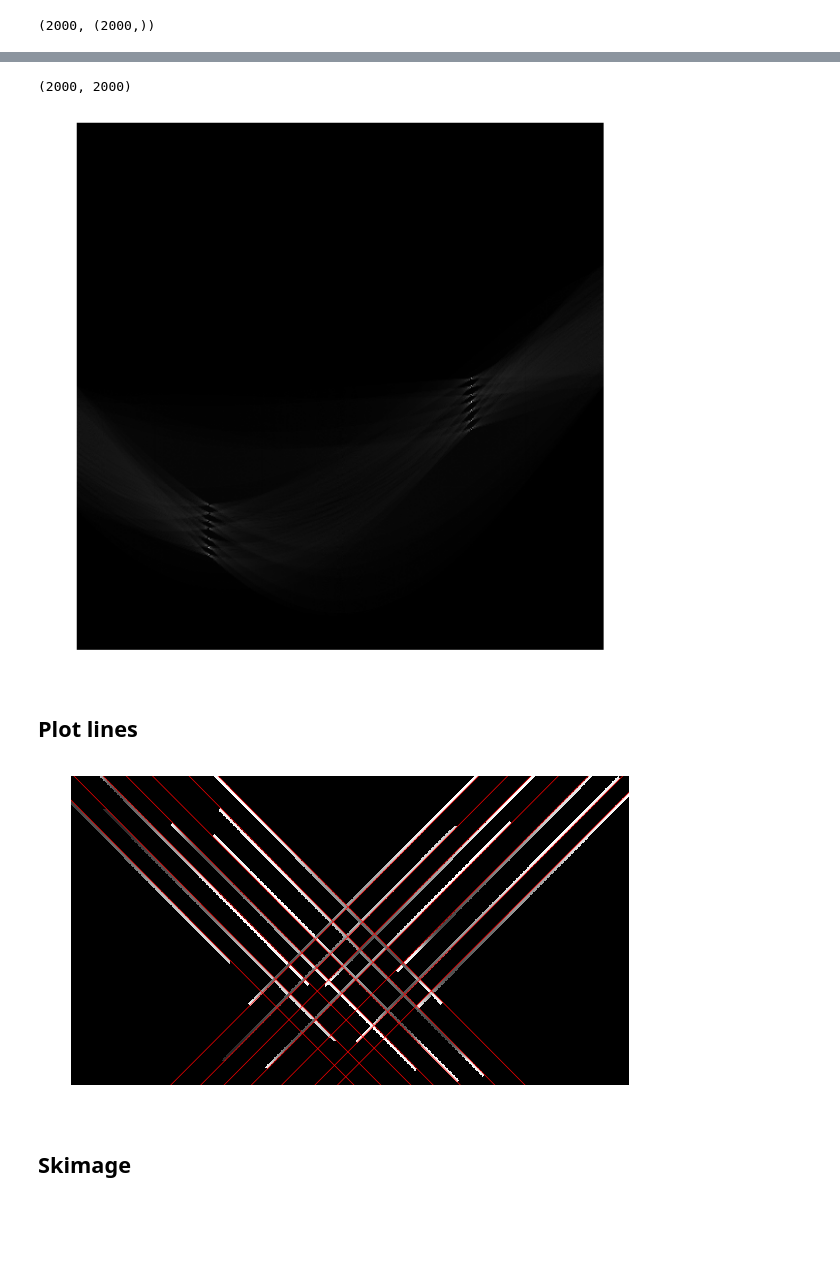
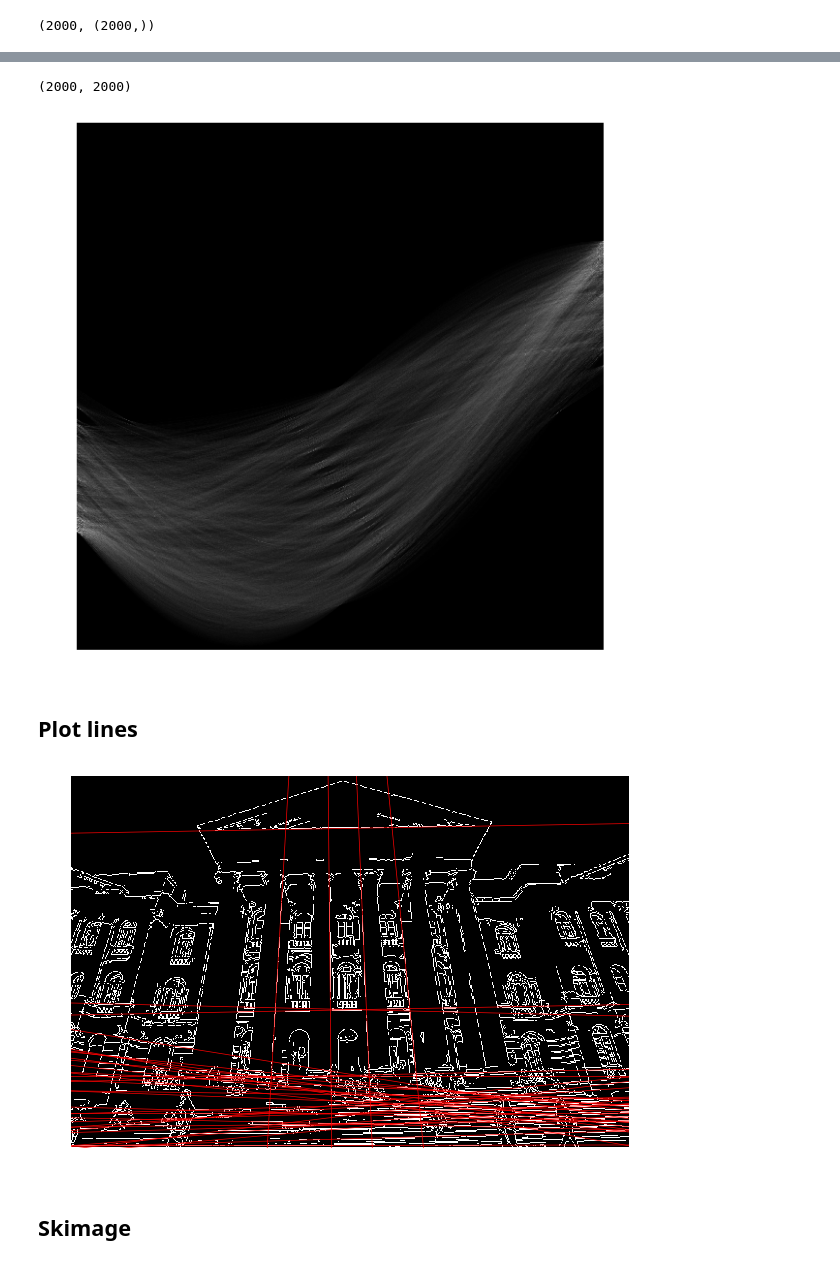
Before and after one commit to cordeirolibel/hough, a Jupyter notebook: hough.ipynb, the cells around one changed output, grey strips where cells are left out. Saved outputs shown, nothing was run; the diff lists cells and outputs as text; code cells hidden in the pictures; blank space fills up the shorter version.

```diff
--- a/hough.ipynb
+++ b/hough.ipynb
@@ -15,6 +15,10 @@ def imshow(img):
     plt.axis('off')
     plt.imshow(img,cmap='gray')
     plt.show()
+def __norm(im):
+    im = np.array(im).astype('float32')
+    im = (im-np.min(im))*255/(np.max(im)-np.min(im))
+    return im.astype('uint8')
 # %% [markdown]
 ## Open Image
 UFPR.jpg <br>
@@ -23,5 +28,5 @@ wave.jpg
 # %%
-im_gray = cv2.imread('imgs/lines.png',cv2.IMREAD_GRAYSCALE)
+im_gray = cv2.imread('imgs/UFPR.jpg',cv2.IMREAD_GRAYSCALE)
 print(im_gray.shape)
 imshow(im_gray)
 # %% [output]
@@ -43,8 +48,8 @@ imshow(im_bin)
 # %%
-def bin_im2(im_gray,thresholds = (50,200)):
-    im_grad = cv2.Laplacian(im_gray,cv2.CV_32F)
-    im_grad = np.abs(im_grad).astype('uint8')
-
+def bin_im2(im_gray):
+    im_grad = cv2.Laplacian(im_gray,cv2.CV_32F,ksize=11)
+    im_grad[im_grad<0] = 0
+    im_grad = __norm(im_grad)
     # Otsu's thresholding
     ret3,im_bin = cv2.threshold(im_grad,0,255,cv2.THRESH_OTSU)
     return im_bin
@@ -107,14 +112,17 @@ print(im_hough.shape)
 imshow(im_hough)
 # %% [output]
 (2000, 2000)
-[figure, old version]
+[figure, new version]
 # %% [markdown]
 ## Plot lines
 # %%
 def plot_lines(im_gray,dists,angles,linewidth=0.7):
     y_max, x_max = im_gray.shape
-    pts1 = np.around(dists/np.sin(angles))                        #x=0     => [0,r/sin(o)]
-    pts2 = np.around((dists-x_max*np.cos(angles))/np.sin(angles)) #x=x_max => [x_max,(r-x_max.cos(o))/sin(o)]
+    #dists =np.around(dists+y_max)
+    #x1s = 0
+    y1s = np.around(dists/np.cos(angles))
+    #x2s = x_max
+    y2s = np.around((dists-x_max*np.sin(angles))/np.cos(angles))
 
     #plot img
     plt.figure(figsize=(10,10))
@@ -122,19 +130,19 @@ def plot_lines(im_gray,dists,angles,linewidth=0.7):
     plt.imshow(im_gray, cmap='gray')
 
     #plot lines
-    for pt1,pt2 in zip(pts1,pts2):
+    for y1,y2 in zip(y1s,y2s):
         #plt.plot(x,y)
-        plt.plot((0, x_max), (pt1, pt2), 'r',linewidth=linewidth)
-
-    # [xmin, xmax, ymin, ymax]
+        #plt.plot((0, x_max), (y1, y2), 'r',linewidth=linewidth)
+        plt.plot( (y2, y1),(x_max,0), 'r',linewidth=linewidth)
+    # [xmin, xmax, ymin, ymax] ivert y for image
     plt.axis((0,x_max,y_max,0))
 
     plt.show()
 # %%
 _, angles, dists = hough_line_peaks(im_hough, o_list, r_list)
-plot_lines(im_gray,dists,angles)
+plot_lines(im_bin,dists,angles)
 # %% [output]
-[figure, old version]
+[figure, new version]
 # %% [markdown]
 ## Skimage
 # %%
```
Also changed, not shown: parts of 24 cells of this notebook, 6 other files.
